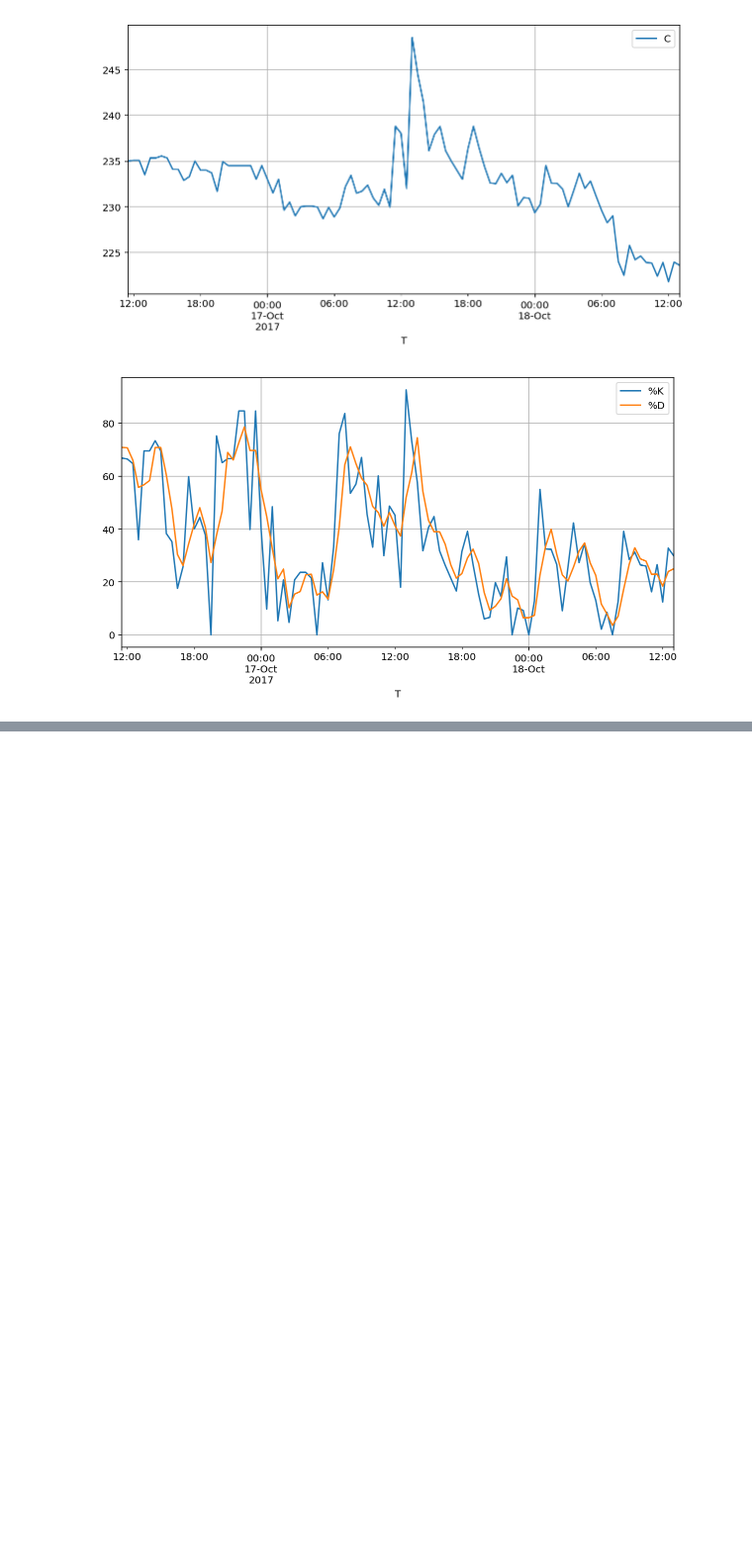
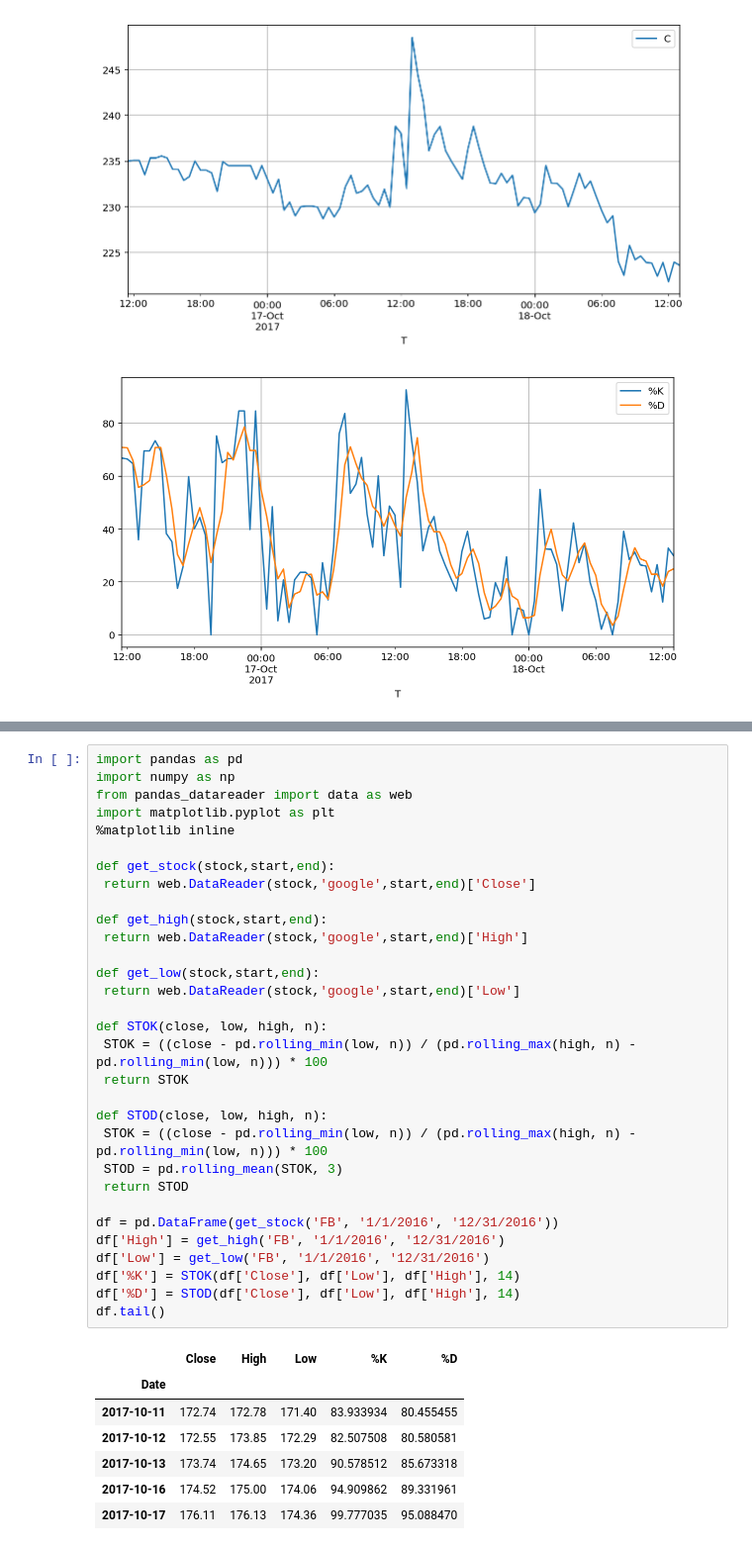
Before and after one commit to avidalh/BittrexTools, a Jupyter notebook: Untitled.ipynb, the cells around one changed output, grey strips where cells are left out. Shown: that part at 99% size. Cells and saved outputs as stored; diff of their text form; blank space fills up the shorter version.

```diff
--- a/Untitled.ipynb
+++ b/Untitled.ipynb
@@ -140,3 +138,42 @@ df.tail(30)
 | 2017-10-18 12:00:00 | 4351.100403 | 221.806137 | 225.071239 | 221.695234 | 223.900000 | 2017-10-18T12:00:00 | 19.442272 | 1.241403e+01 | 18.412064 |
 | 2017-10-18 12:30:00 | 699.676951 | 223.945882 | 223.945882 | 221.806137 | 221.806137 | 2017-10-18T12:30:00 | 3.126471 | 3.276551e+01 | 23.916196 |
 | 2017-10-18 13:00:00 | 21.151499 | 223.588150 | 223.945882 | 223.588150 | 223.945882 | 2017-10-18T13:00:00 | 0.094600 | 2.979500e+01 | 24.991511 |
+# %%
+import pandas as pd
+import numpy as np
+from pandas_datareader import data as web
+import matplotlib.pyplot as plt
+%matplotlib inline
+
+def get_stock(stock,start,end):
+ return web.DataReader(stock,'google',start,end)['Close']
+
+def get_high(stock,start,end):
+ return web.DataReader(stock,'google',start,end)['High']
+
+def get_low(stock,start,end):
+ return web.DataReader(stock,'google',start,end)['Low']
+
+def STOK(close, low, high, n):
+ STOK = ((close - pd.rolling_min(low, n)) / (pd.rolling_max(high, n) - pd.rolling_min(low, n))) * 100
+ return STOK
+
+def STOD(close, low, high, n):
+ STOK = ((close - pd.rolling_min(low, n)) / (pd.rolling_max(high, n) - pd.rolling_min(low, n))) * 100
+ STOD = pd.rolling_mean(STOK, 3)
+ return STOD
+
+df = pd.DataFrame(get_stock('FB', '1/1/2016', '12/31/2016'))
+df['High'] = get_high('FB', '1/1/2016', '12/31/2016')
+df['Low'] = get_low('FB', '1/1/2016', '12/31/2016')
+df['%K'] = STOK(df['Close'], df['Low'], df['High'], 14)
+df['%D'] = STOD(df['Close'], df['Low'], df['High'], 14)
+df.tail()
+# %% [output]
+|  | Close | High | Low | %K | %D |
+| Date |  |  |  |  |  |
+| 2017-10-11 | 172.74 | 172.78 | 171.40 | 83.933934 | 80.455455 |
+| 2017-10-12 | 172.55 | 173.85 | 172.29 | 82.507508 | 80.580581 |
+| 2017-10-13 | 173.74 | 174.65 | 173.20 | 90.578512 | 85.673318 |
+| 2017-10-16 | 174.52 | 175.00 | 174.06 | 94.909862 | 89.331961 |
+| 2017-10-17 | 176.11 | 176.13 | 174.36 | 99.777035 | 95.088470 |
```
Also changed, not shown: parts of 6 cells of this notebook.
